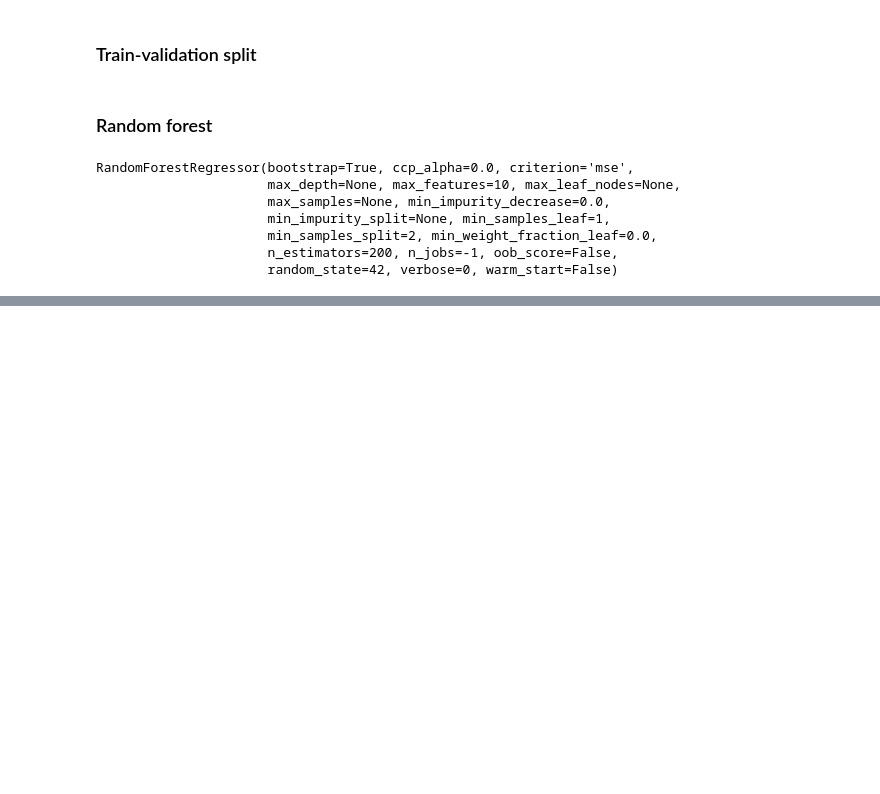
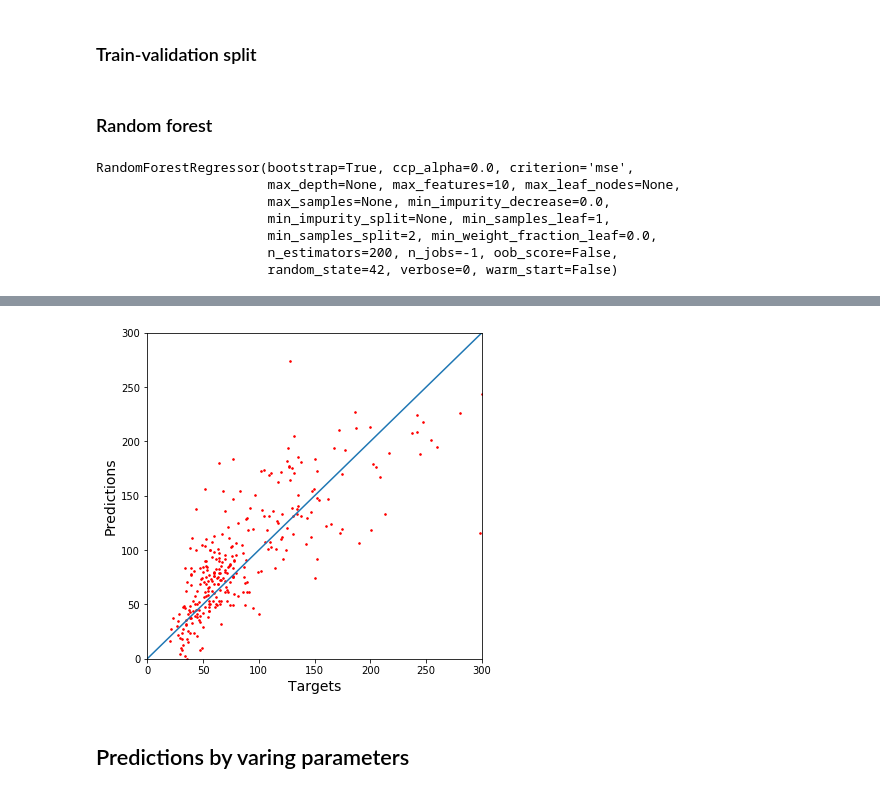
Before and after one commit to rmondini/insight-project, a Jupyter notebook: BookingreviewsPricePrediction.ipynb, the cells around one changed output, grey strips where cells are left out. Drawn from its saved outputs; the diff is of its cells as text; code cells hidden in the pictures; blank space fills up the shorter version.

```diff
--- a/BookingreviewsPricePrediction.ipynb
+++ b/BookingreviewsPricePrediction.ipynb
@@ -352,0 +374,3 @@ LinearRegression(copy_X=True, fit_intercept=True, n_jobs=None, normalize=False)
+# %%
+y_train_reg_pred = reg.predict(x_train)
+y_val_reg_pred = reg.predict(x_val)
@@ -409,0 +450,13 @@ array([[ 3.16972421e+01],
+# %%
+plt.figure(figsize=(6,6))
+plt.scatter(y_val, y_val_reg_pred, 10, marker='.', c='r')
+plt.xlabel('Targets',size=14)
+plt.ylabel('Predictions',size=14)
+plt.xlim(0.0,300.0)
+plt.ylim(0.0,300.0)
+_ = plt.plot([0.0,300.0],[0.0,300.0])
+plt.show()
+# %% [output]
+[figure, added]
+# %% [markdown]
+## Predictions by varing parameters
```
Also changed, not shown: parts of 61 cells of this notebook, 4 other files.
